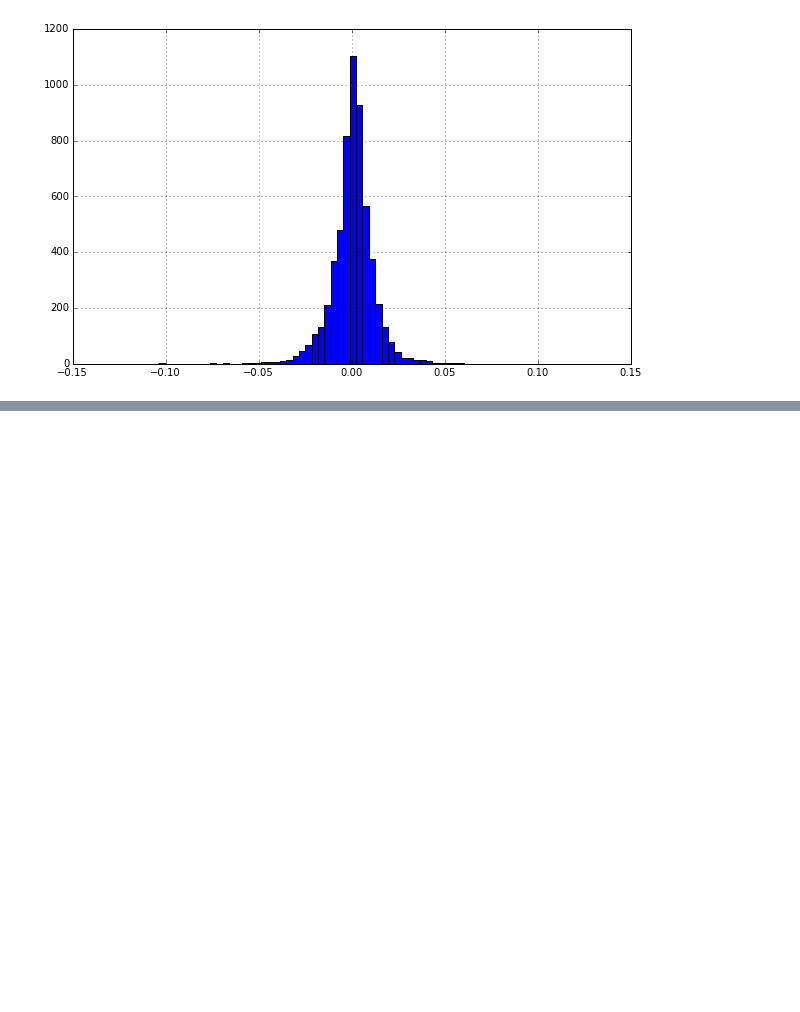
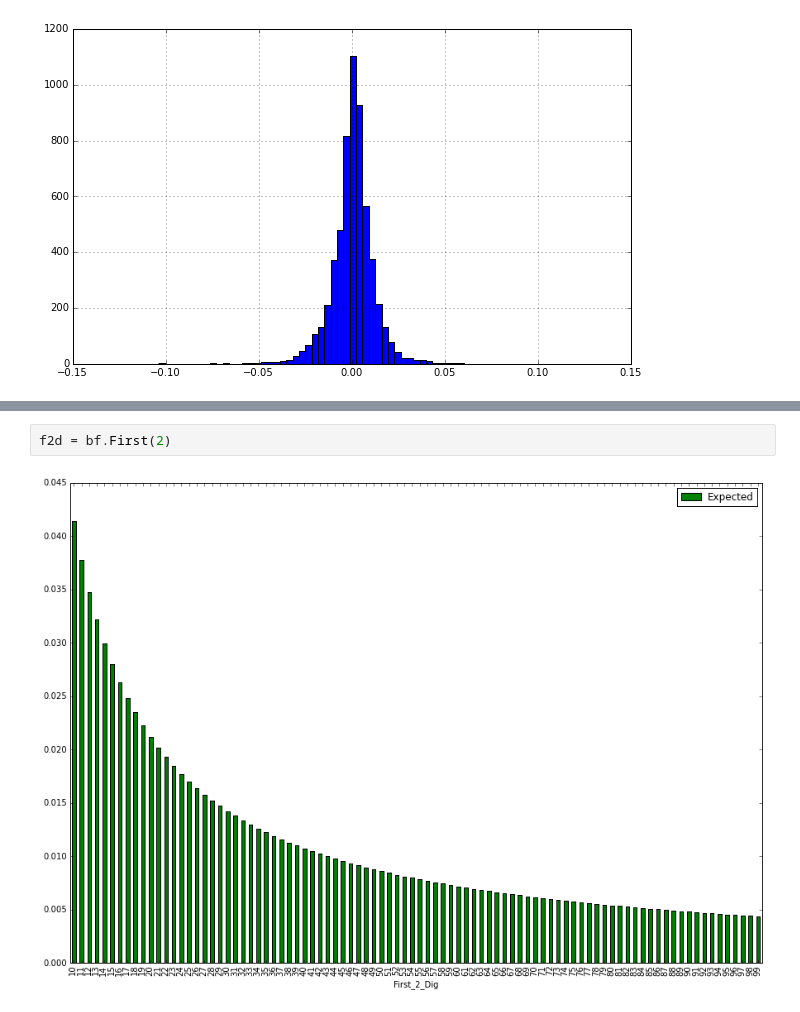
Before and after one commit to milcent/benford_py, a Jupyter notebook: Getting Started with Benford for Python.ipynb, the cells around one changed output, grey strips where cells are left out. Drawn from its saved outputs; the diff is of its cells as text; blank space fills up the shorter version.

```diff
--- a/Getting Started with Benford for Python.ipynb
+++ b/Getting Started with Benford for Python.ipynb
@@ -42,0 +72,4 @@ sp.l_r.hist(bins=70, figsize=(10,6))
+# %%
+f2d = bf.First(2)
+# %% [output]
+[figure, added]
```
Also changed, not shown: parts of 21 cells of this notebook, 2 other files.
